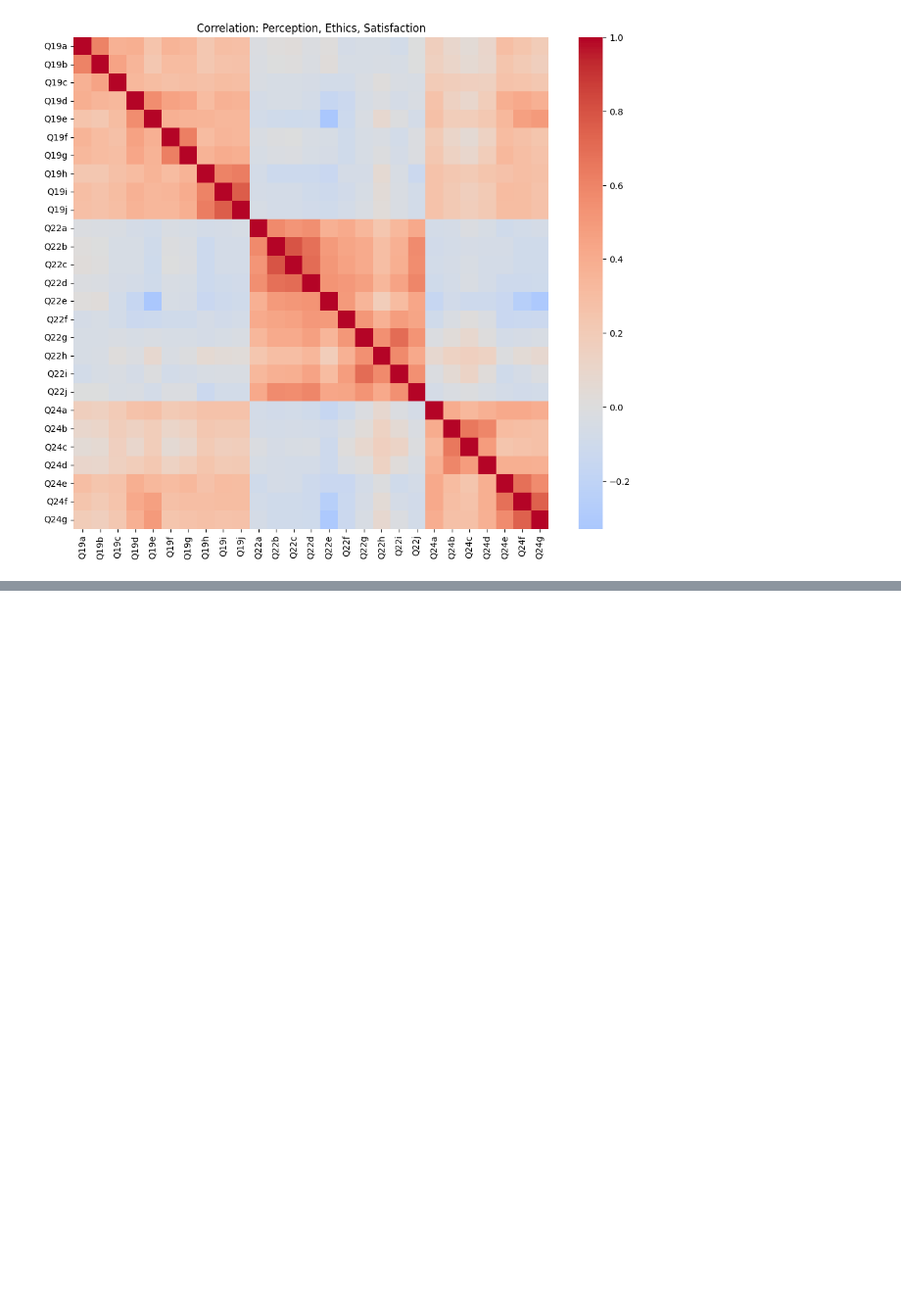
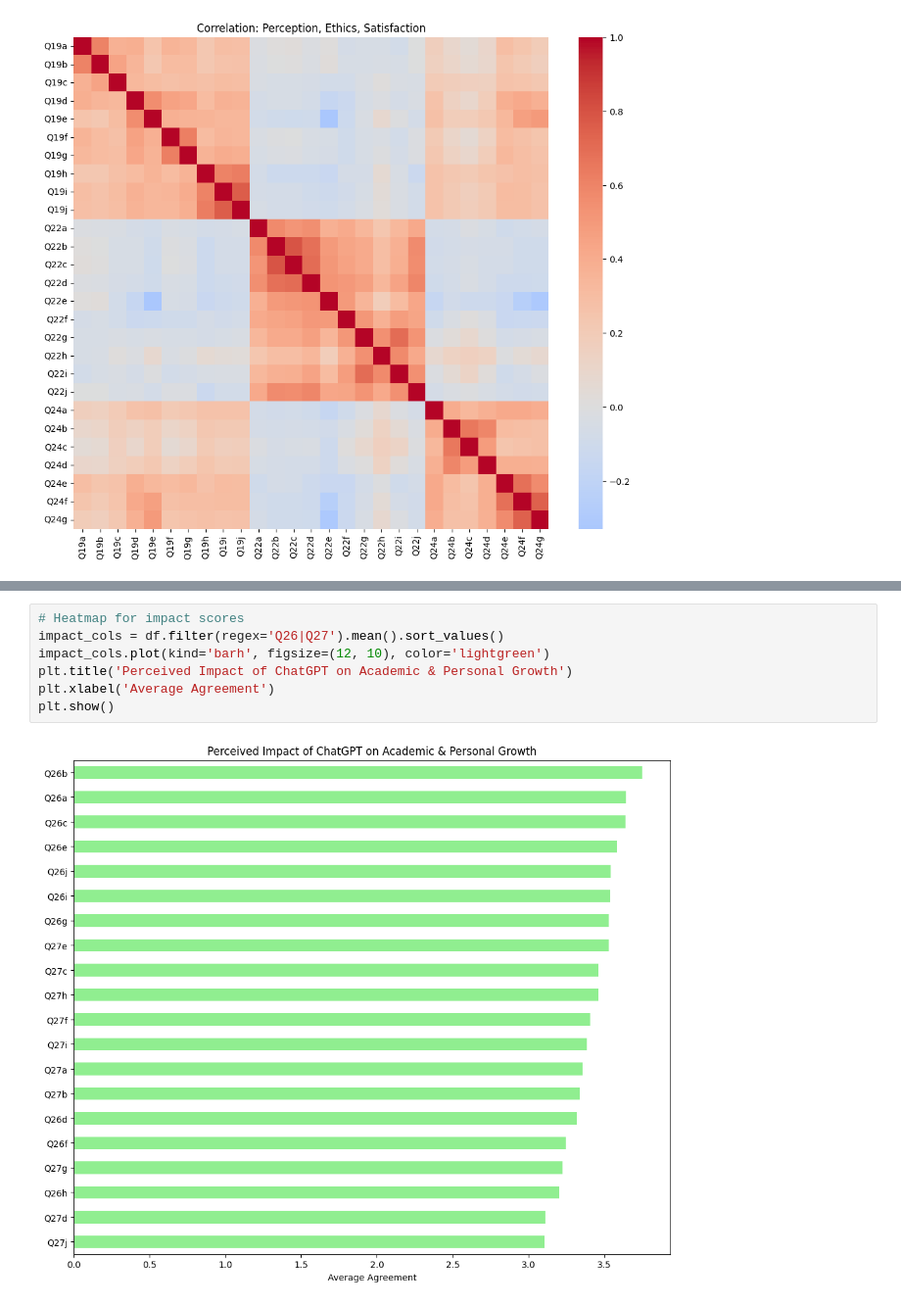
Before and after one commit to DevashreePawar/The-ChatGPT-Classroom-Global-Trends-in-Student-Usage-and-Perception, a Jupyter notebook: ChatGPT Survey.ipynb, the cells around one changed output, grey strips where cells are left out. Shown at 98% size. Saved outputs shown, nothing was run; the diff lists cells and outputs as text; blank space fills up the shorter version.

```diff
--- a/ChatGPT Survey.ipynb
+++ b/ChatGPT Survey.ipynb
@@ -134,0 +177,9 @@ plt.show()
+# %%
+# Heatmap for impact scores
+impact_cols = df.filter(regex='Q26|Q27').mean().sort_values()
+impact_cols.plot(kind='barh', figsize=(12, 10), color='lightgreen')
+plt.title('Perceived Impact of ChatGPT on Academic & Personal Growth')
+plt.xlabel('Average Agreement')
+plt.show()
+# %% [output]
+[figure, added]
```
Also changed, not shown: parts of 7 cells of this notebook.
